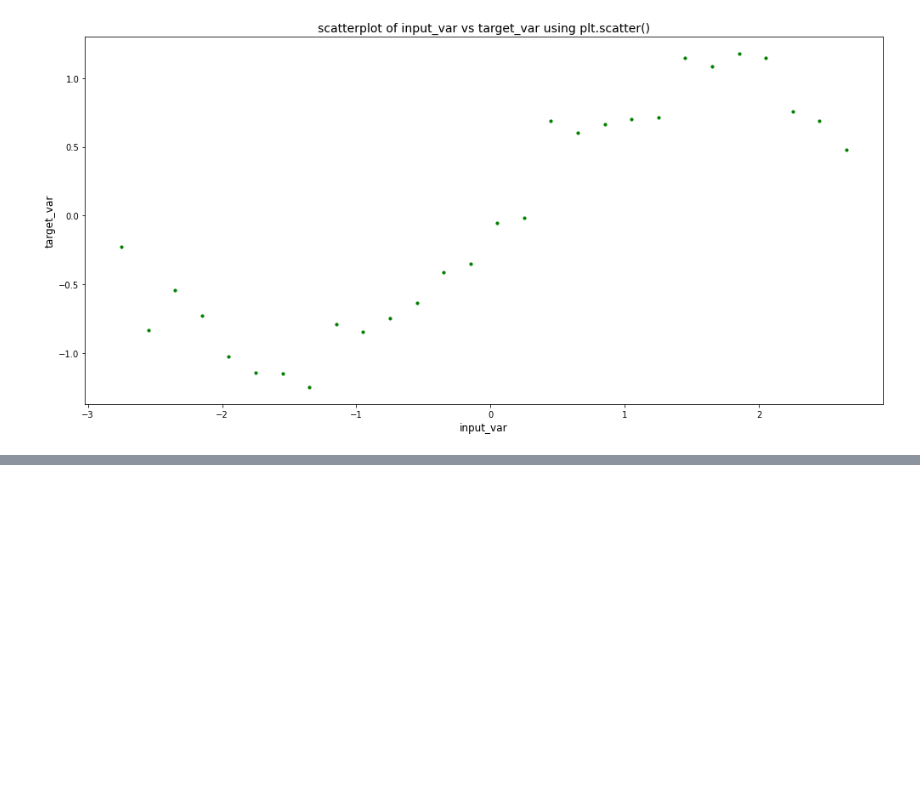
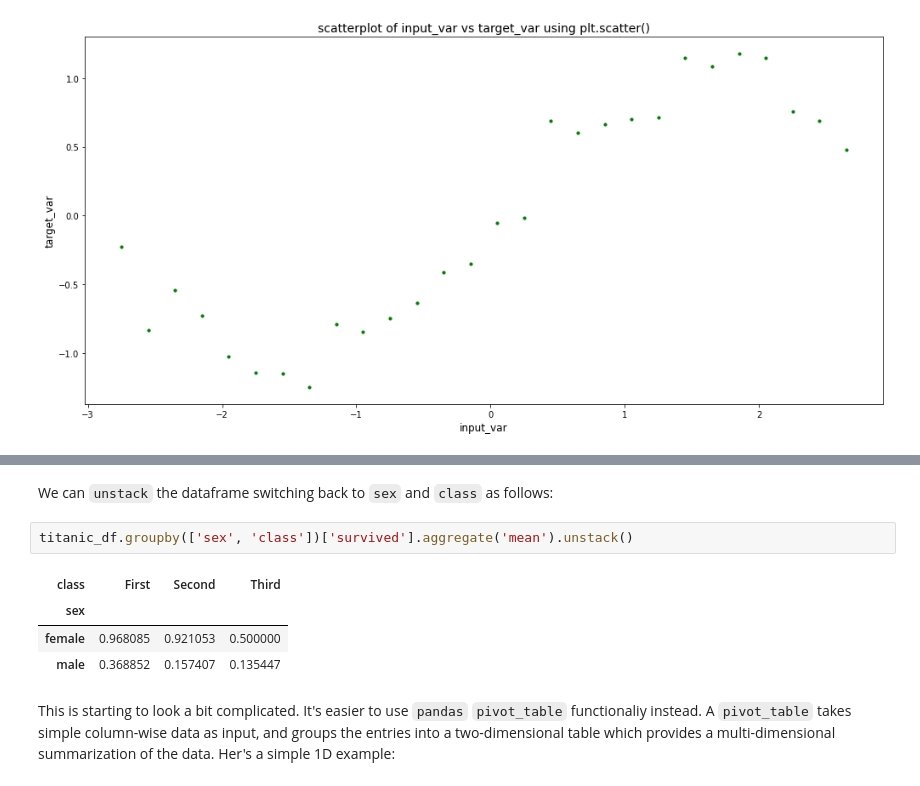
Before and after one commit to malminhas/data-analytics, a Jupyter notebook: pandas-basics-playbook2.ipynb, the cells around one changed output, grey strips where cells are left out. Drawn from its saved outputs; the diff is of its cells as text; blank space fills up the shorter version.

```diff
--- a/pandas-basics-playbook2.ipynb
+++ b/pandas-basics-playbook2.ipynb
@@ -383,0 +444,11 @@ plt.tight_layout()
+# %% [markdown]
+We can `unstack` the dataframe switching back to `sex` and `class` as follows:
+# %%
+titanic_df.groupby(['sex', 'class'])['survived'].aggregate('mean').unstack()
+# %% [output]
+| class | First | Second | Third |
+| sex |  |  |  |
+| female | 0.968085 | 0.921053 | 0.500000 |
+| male | 0.368852 | 0.157407 | 0.135447 |
+# %% [markdown]
+This is starting to look a bit complicated.  It's easier to use `pandas` `pivot_table` functionaliy instead.  A `pivot_table` takes simple column-wise data as input, and groups the entries into a two-dimensional table which provides a multi-dimensional summarization of the data.    Her's a simple 1D example:
```
Also changed, not shown: parts of 16 cells of this notebook.
